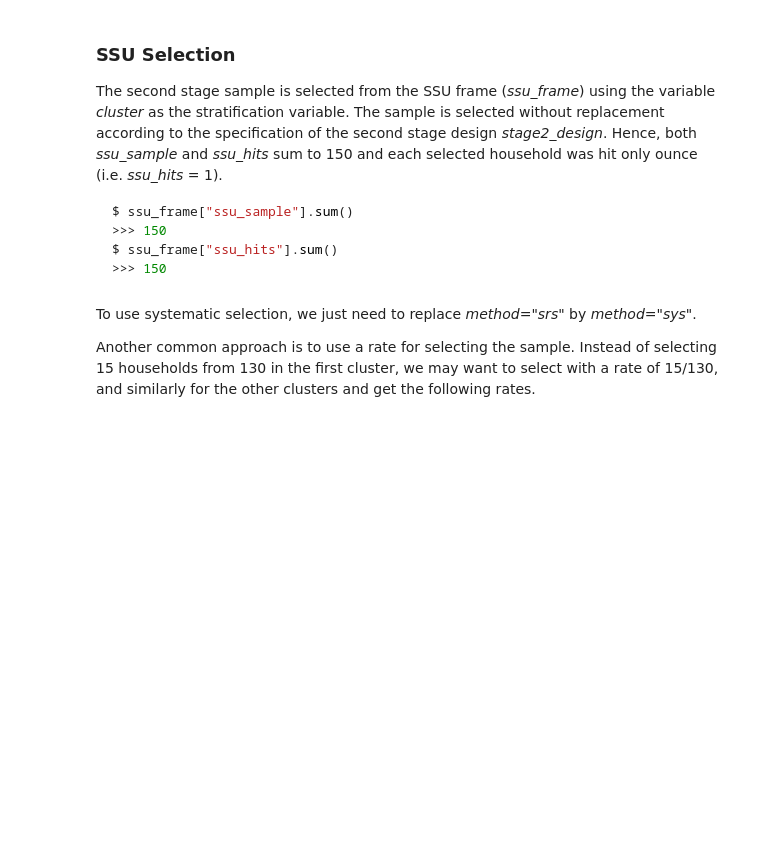
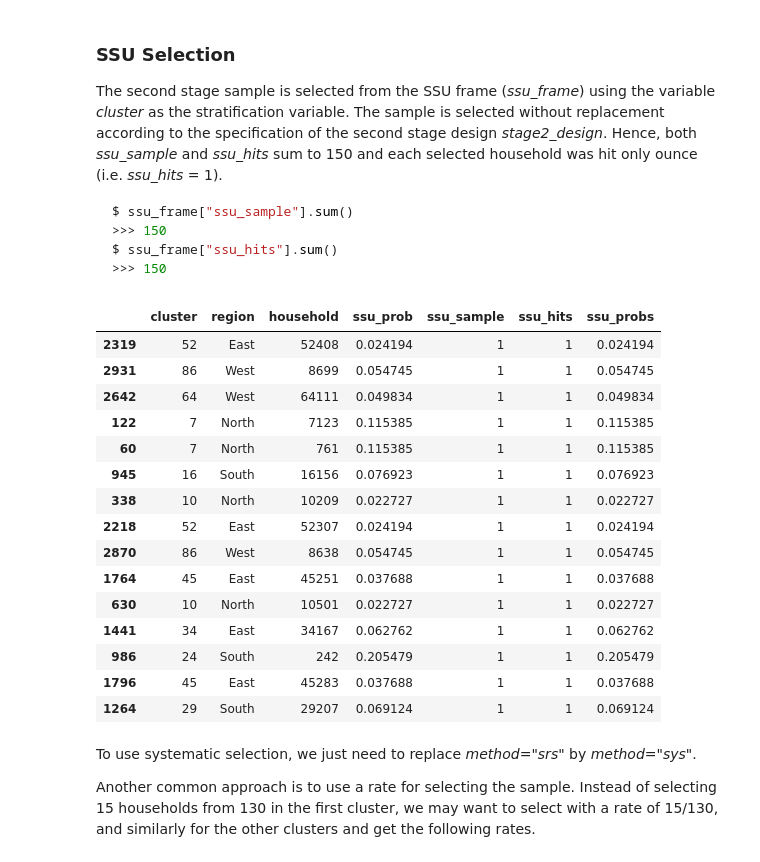
Before and after one commit to samplics-org/samplics, a Jupyter notebook: notebooks/tutorials/02_sample_selection.ipynb, the cells around one changed output. Saved outputs shown, nothing was run; the diff lists cells and outputs as text; code cells hidden in the pictures; blank space fills up the shorter version.

````diff
--- a/notebooks/tutorials/02_sample_selection.ipynb
+++ b/notebooks/tutorials/02_sample_selection.ipynb
@@ -330,12 +359,30 @@ $ ssu_frame["ssu_hits"].sum()
 ```
 # %%
 np.random.seed(11)
-ssu_sample, ssu_hits, _ = stage2_design.select(ssu_frame["household"], 15, ssu_frame["cluster"])
+ssu_sample, ssu_hits, ssu_probs = stage2_design.select(ssu_frame["household"], 15, ssu_frame["cluster"])
 
 ssu_frame["ssu_sample"] = ssu_sample
 ssu_frame["ssu_hits"] = ssu_hits
+ssu_frame["ssu_probs"] = ssu_probs
 
 ssu_frame[ssu_frame["ssu_sample"]==1].sample(15)
+# %% [output]
+|  | cluster | region | household | ssu_prob | ssu_sample | ssu_hits | ssu_probs |
+| 2319 | 52 | East | 52408 | 0.024194 | 1 | 1 | 0.024194 |
+| 2931 | 86 | West | 8699 | 0.054745 | 1 | 1 | 0.054745 |
+| 2642 | 64 | West | 64111 | 0.049834 | 1 | 1 | 0.049834 |
+| 122 | 7 | North | 7123 | 0.115385 | 1 | 1 | 0.115385 |
+| 60 | 7 | North | 761 | 0.115385 | 1 | 1 | 0.115385 |
+| 945 | 16 | South | 16156 | 0.076923 | 1 | 1 | 0.076923 |
+| 338 | 10 | North | 10209 | 0.022727 | 1 | 1 | 0.022727 |
+| 2218 | 52 | East | 52307 | 0.024194 | 1 | 1 | 0.024194 |
+| 2870 | 86 | West | 8638 | 0.054745 | 1 | 1 | 0.054745 |
+| 1764 | 45 | East | 45251 | 0.037688 | 1 | 1 | 0.037688 |
+| 630 | 10 | North | 10501 | 0.022727 | 1 | 1 | 0.022727 |
+| 1441 | 34 | East | 34167 | 0.062762 | 1 | 1 | 0.062762 |
+| 986 | 24 | South | 242 | 0.205479 | 1 | 1 | 0.205479 |
+| 1796 | 45 | East | 45283 | 0.037688 | 1 | 1 | 0.037688 |
+| 1264 | 29 | South | 29207 | 0.069124 | 1 | 1 | 0.069124 |
 # %% [markdown]
 To use systematic selection, we just need to replace *method="srs"* by *method="sys"*.
 
````
Also changed, not shown: parts of 5 cells of this notebook, 1 other file.
